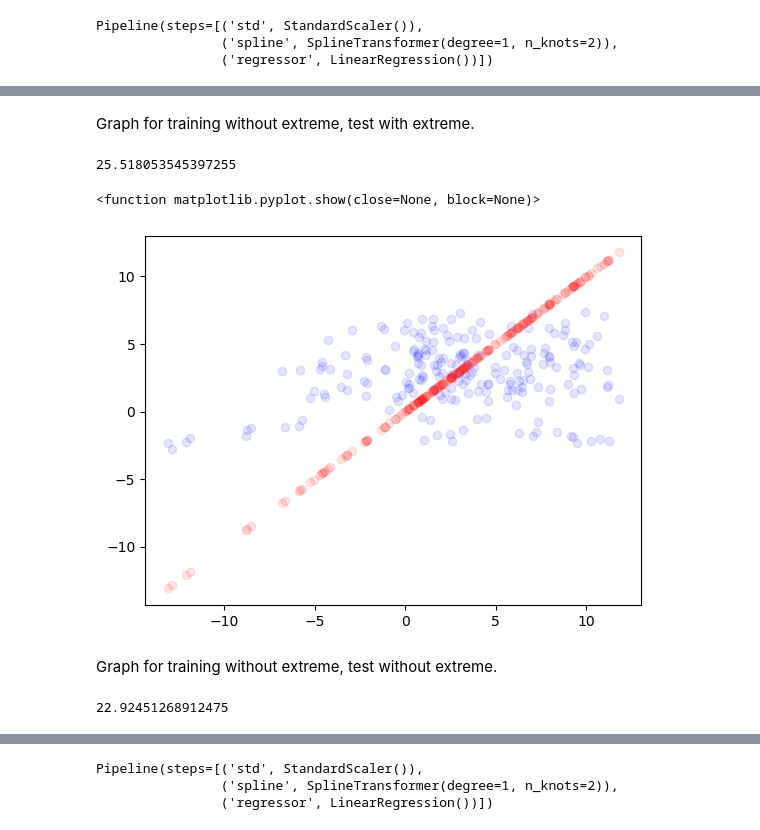
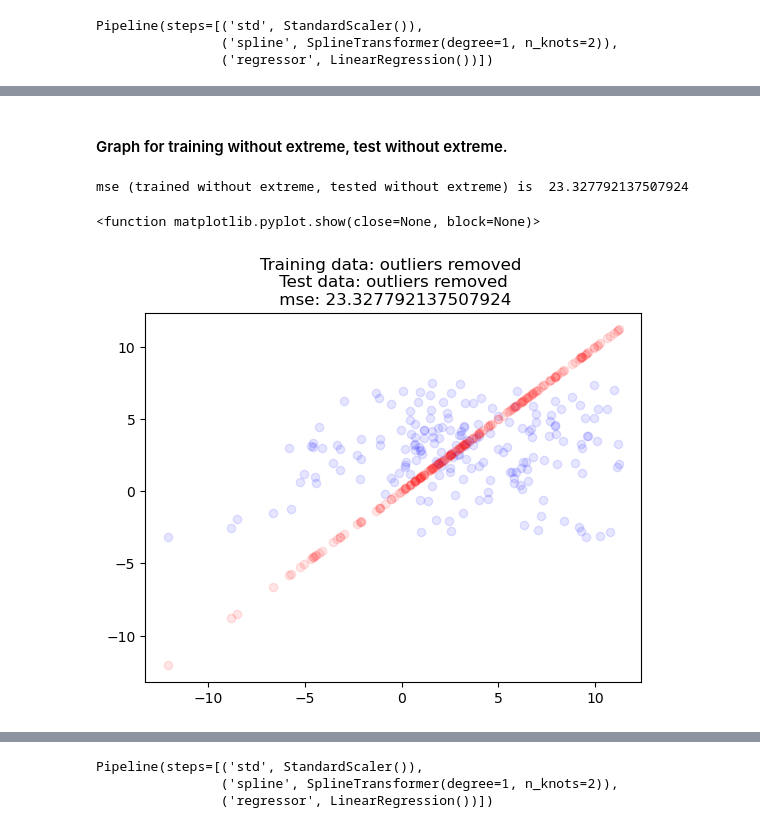
Before and after one commit to YCoeusZ/industrial-resources-and-its-impact, a Jupyter notebook: model_training/spline/mtspline_INF_ADJ.ipynb, the cells around one changed output, grey strips where cells are left out. Drawn from its saved outputs; the diff is of its cells as text; code cells hidden in the pictures.

```diff
--- a/model_training/spline/mtspline_INF_ADJ.ipynb
+++ b/model_training/spline/mtspline_INF_ADJ.ipynb
@@ -256,19 +253,15 @@ pred_noextreme=spineline_pipe.predict(X_de_test)
 # %% [markdown]
-Graph for training without extreme, test with extreme.
+#### Graph for training without extreme, test without extreme.
-# %%
-mean_squared_error(y_pred=pred_extreme,y_true=y_test)
-# %% [output]
-25.518053545397255
+# %%
+mse_noextreme=mean_squared_error(y_pred=pred_noextreme,y_true=y_de_test)
+print("mse (trained without extreme, tested without extreme) is ", mse_noextreme)
+# %% [output]
+mse (trained without extreme, tested without extreme) is  23.327792137507924
 # %%
-plt.scatter(x=y_test,y=pred_extreme,c="b",alpha=0.1,label="pred")
-plt.scatter(x=y_test,y=y_test,c="r",alpha=0.1,label="true")
+plt.scatter(x=y_de_test,y=pred_noextreme,c="b",alpha=0.1,label="pred")
+plt.scatter(x=y_de_test,y=y_de_test,c="r",alpha=0.1,label="true")
+plt.title(f"Training data: outliers removed \n Test data: outliers removed \n mse: {mse_noextreme}")
 plt.show
 # %% [output]
 <function matplotlib.pyplot.show(close=None, block=None)>
-[figure, old version]
+[figure, new version]
-# %% [markdown]
-Graph for training without extreme, test without extreme.
-# %%
-mean_squared_error(y_pred=pred_noextreme,y_true=y_de_test)
-# %% [output]
-22.92451268912475
```
Also changed, not shown: parts of 55 cells of this notebook, 1 other file.
